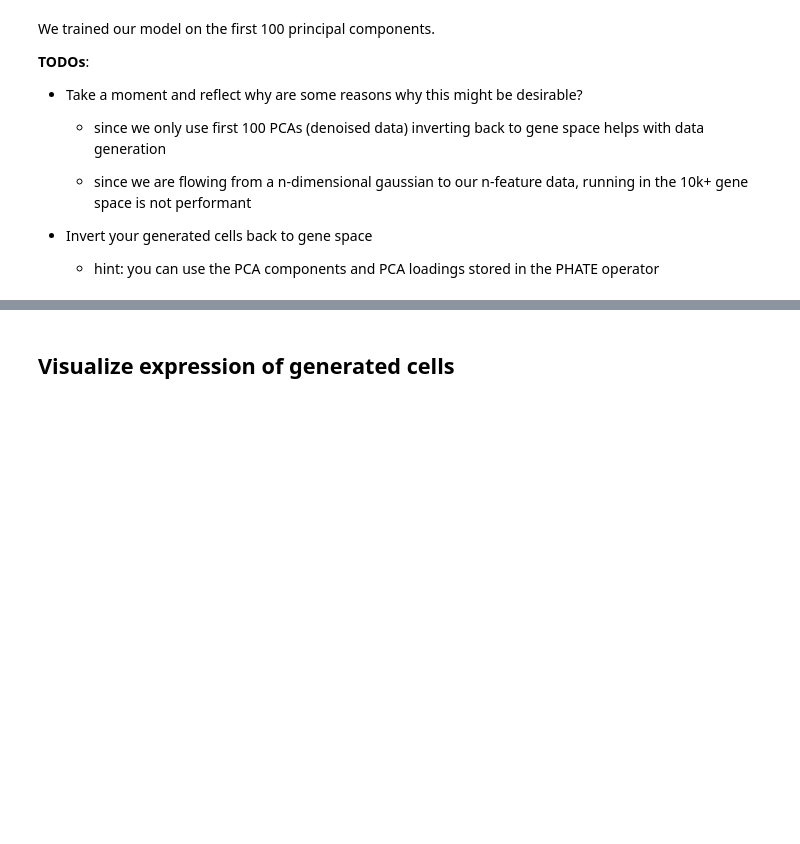
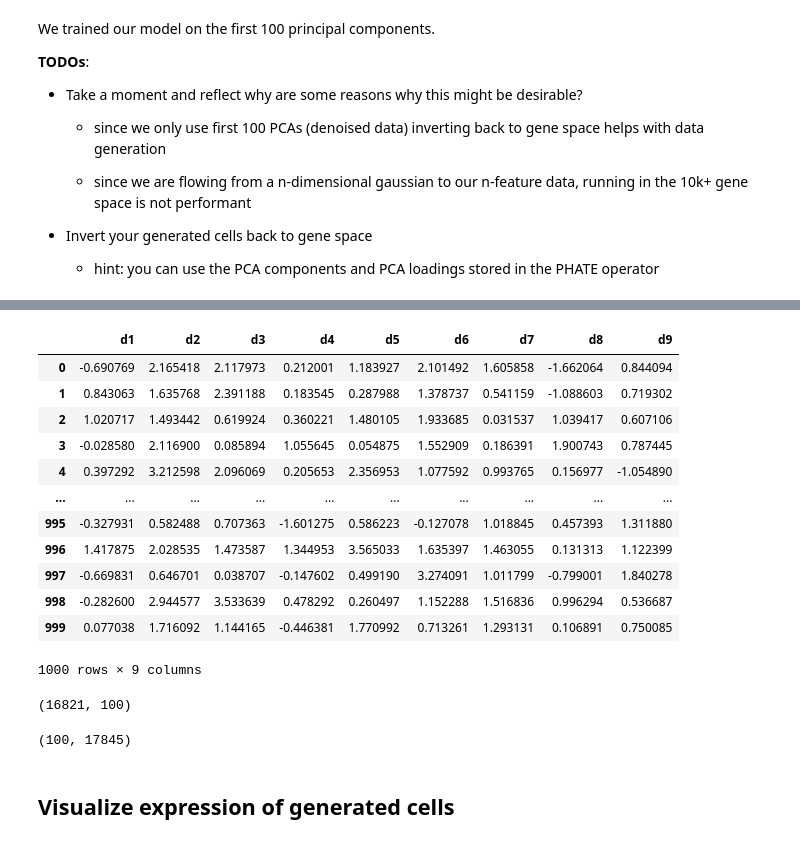
Before and after one commit to FridljDa/deep_learning, a Jupyter notebook: pset/pset3/problem 4/04_flow.ipynb, the cells around one changed output, grey strips where cells are left out. Drawn from its saved outputs; the diff is of its cells as text; code cells hidden in the pictures; blank space fills up the shorter version.

```diff
--- a/pset/pset3/problem 4/04_flow.ipynb
+++ b/pset/pset3/problem 4/04_flow.ipynb
@@ -1138,3 +1155,19 @@ We trained our model on the first 100 principal components.
+# %%
+df_pred
+# %% [output]
+|  | d1 | d2 | d3 | d4 | d5 | d6 | d7 | d8 | d9 |
+| 0 | -0.690769 | 2.165418 | 2.117973 | 0.212001 | 1.183927 | 2.101492 | 1.605858 | -1.662064 | 0.844094 |
+| 1 | 0.843063 | 1.635768 | 2.391188 | 0.183545 | 0.287988 | 1.378737 | 0.541159 | -1.088603 | 0.719302 |
+| 2 | 1.020717 | 1.493442 | 0.619924 | 0.360221 | 1.480105 | 1.933685 | 0.031537 | 1.039417 | 0.607106 |
+| 3 | -0.028580 | 2.116900 | 0.085894 | 1.055645 | 0.054875 | 1.552909 | 0.186391 | 1.900743 | 0.787445 |
+| 4 | 0.397292 | 3.212598 | 2.096069 | 0.205653 | 2.356953 | 1.077592 | 0.993765 | 0.156977 | -1.054890 |
+| ... | ... | ... | ... | ... | ... | ... | ... | ... | ... |
+| 995 | -0.327931 | 0.582488 | 0.707363 | -1.601275 | 0.586223 | -0.127078 | 1.018845 | 0.457393 | 1.311880 |
+| 996 | 1.417875 | 2.028535 | 1.473587 | 1.344953 | 3.565033 | 1.635397 | 1.463055 | 0.131313 | 1.122399 |
+| 997 | -0.669831 | 0.646701 | 0.038707 | -0.147602 | 0.499190 | 3.274091 | 1.011799 | -0.799001 | 1.840278 |
+| 998 | -0.282600 | 2.944577 | 3.533639 | 0.478292 | 0.260497 | 1.152288 | 1.516836 | 0.996294 | 0.536687 |
+| 999 | 0.077038 | 1.716092 | 1.144165 | -0.446381 | 1.770992 | 0.713261 | 1.293131 | 0.106891 | 0.750085 |
+1000 rows × 9 columns
 # %%
 # TODO: invert generated cells back to gene space
 # HINT: the CellDataset class as a method .invert that can
@@ -1145,3 +1182,11 @@ We trained our model on the first 100 principal components.
+# %%
+pca_loadings.shape
+# %% [output]
+(16821, 100)
+# %%
+pca_components.shape
+# %% [output]
+(100, 17845)
 # %% [markdown]
 ## Visualize expression of generated cells
 # %% [markdown]
```
Also changed, not shown: parts of 24 cells of this notebook.
